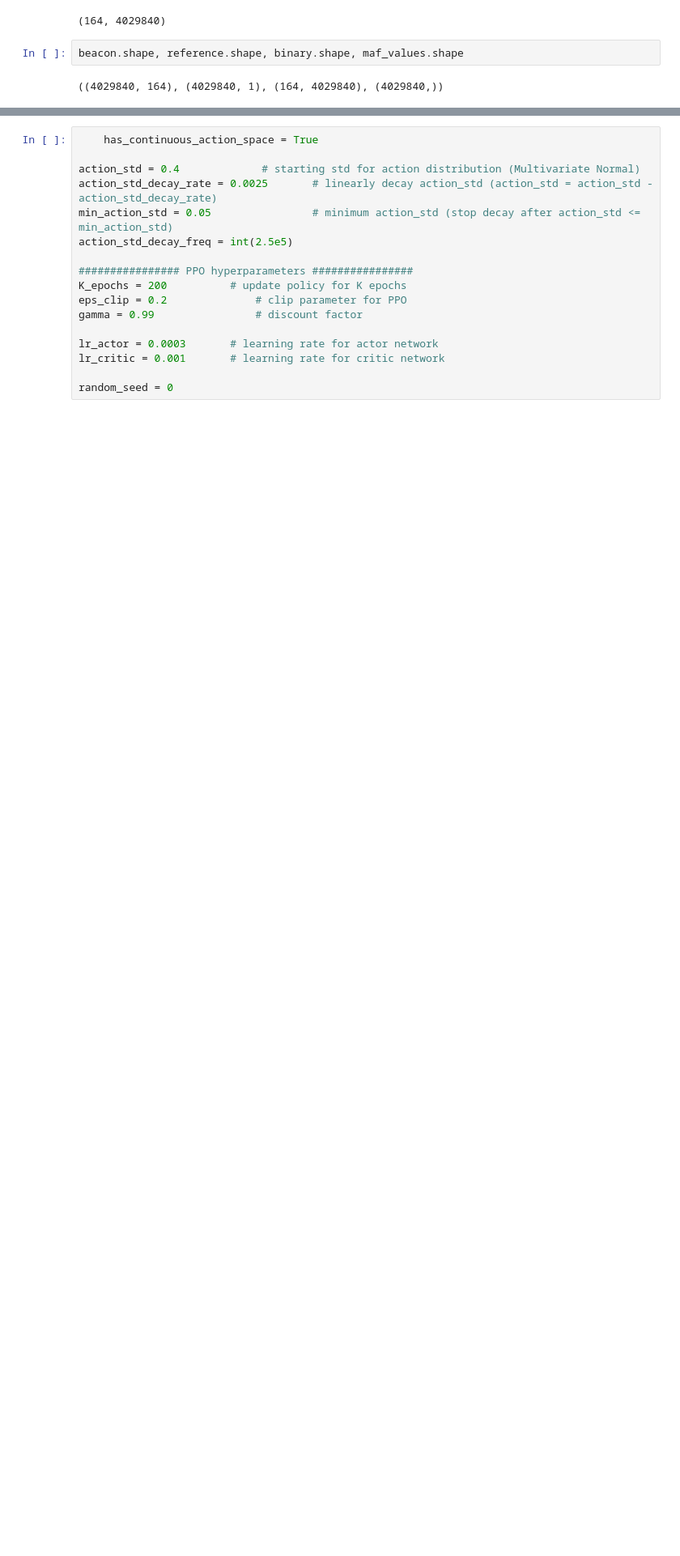
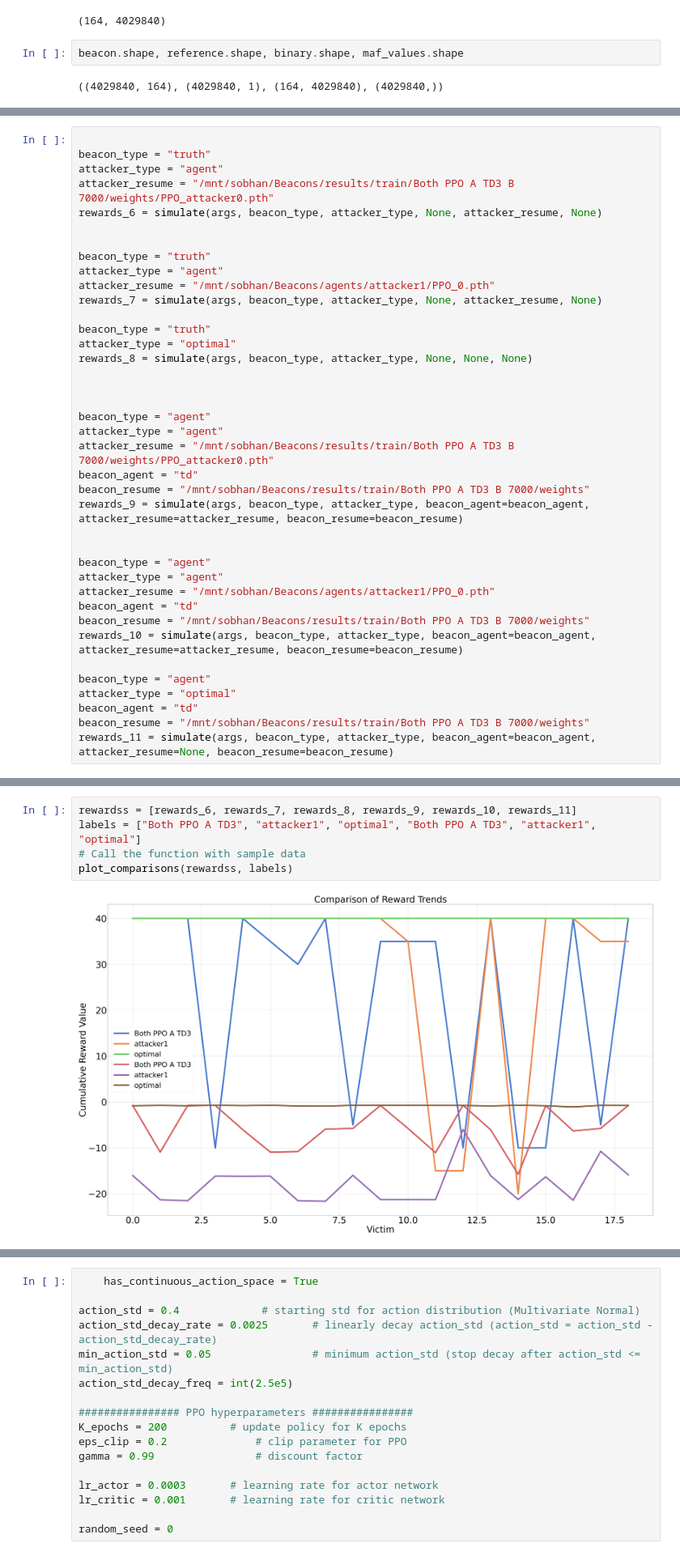
Before and after one commit to ciceklab/beacon-defense-strategies, a Jupyter notebook: simulation.ipynb, the cells around one changed output, grey strips where cells are left out. Shown at 81% size. Drawn from its saved outputs; the diff is of its cells as text; blank space fills up the shorter version.

```diff
--- a/simulation.ipynb
+++ b/simulation.ipynb
@@ -198,0 +248,39 @@ IndexError: index 11 is out of bounds for axis 0 with size 11
+# %%
+
+beacon_type = "truth"
+attacker_type = "agent"
+attacker_resume = "/mnt/sobhan/Beacons/results/train/Both PPO A TD3 B 7000/weights/PPO_attacker0.pth"
+rewards_6 = simulate(args, beacon_type, attacker_type, None, attacker_resume, None)
+
+
+beacon_type = "truth"
+attacker_type = "agent"
+attacker_resume = "/mnt/sobhan/Beacons/agents/attacker1/PPO_0.pth"
+rewards_7 = simulate(args, beacon_type, attacker_type, None, attacker_resume, None)
+
+beacon_type = "truth"
+attacker_type = "optimal"
+rewards_8 = simulate(args, beacon_type, attacker_type, None, None, None)
+
+
+
+beacon_type = "agent"
+attacker_type = "agent"
+attacker_resume = "/mnt/sobhan/Beacons/results/train/Both PPO A TD3 B 7000/weights/PPO_attacker0.pth"
+beacon_agent = "td"
+beacon_resume = "/mnt/sobhan/Beacons/results/train/Both PPO A TD3 B 7000/weights"
+rewards_9 = simulate(args, beacon_type, attacker_type, beacon_agent=beacon_agent, attacker_resume=attacker_resume, beacon_resume=beacon_resume)
+
+
+beacon_type = "agent"
+attacker_type = "agent"
+attacker_resume = "/mnt/sobhan/Beacons/agents/attacker1/PPO_0.pth"
+beacon_agent = "td"
+beacon_resume = "/mnt/sobhan/Beacons/results/train/Both PPO A TD3 B 7000/weights"
+rewards_10 = simulate(args, beacon_type, attacker_type, beacon_agent=beacon_agent, attacker_resume=attacker_resume, beacon_resume=beacon_resume)
+
+beacon_type = "agent"
+attacker_type = "optimal"
+beacon_agent = "td"
+beacon_resume = "/mnt/sobhan/Beacons/results/train/Both PPO A TD3 B 7000/weights"
+rewards_11 = simulate(args, beacon_type, attacker_type, beacon_agent=beacon_agent, attacker_resume=None, beacon_resume=beacon_resume)
@@ -198,0 +311,7 @@ IndexError: index 11 is out of bounds for axis 0 with size 11
+# %%
+rewardss = [rewards_6, rewards_7, rewards_8, rewards_9, rewards_10, rewards_11]
+labels = ["Both PPO A TD3", "attacker1", "optimal", "Both PPO A TD3", "attacker1", "optimal"]
+# Call the function with sample data
+plot_comparisons(rewardss, labels)
+# %% [output]
+[figure, added]
```
Also changed, not shown: parts of 6 cells of this notebook, 4 other files.
